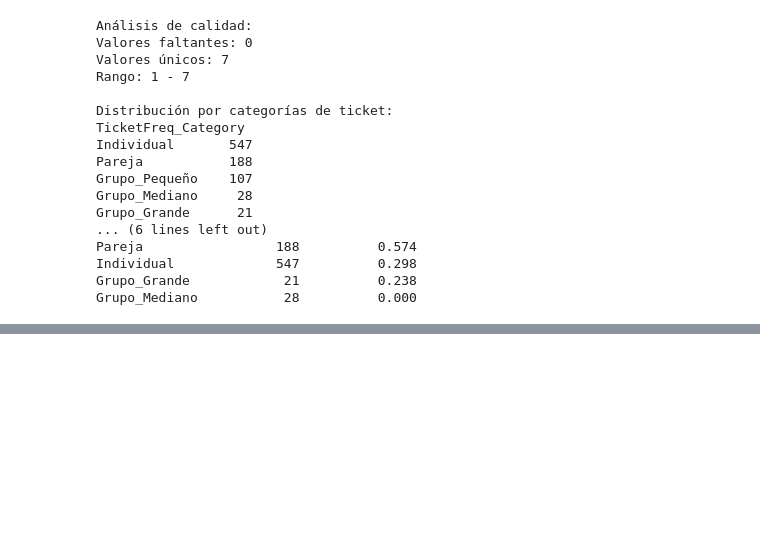
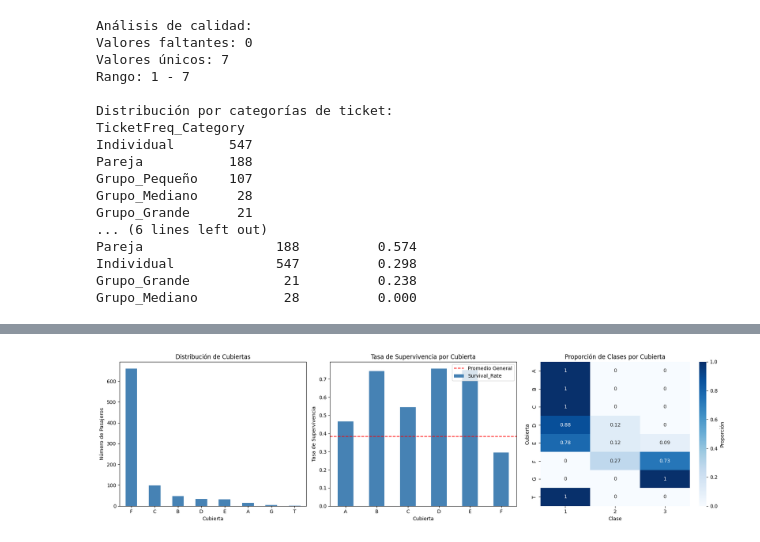
Before and after one commit to santiagosauma/ConcentracionAI, a Jupyter notebook: Entrega2/notebooks/02_feature_engineering.ipynb, the cells around one changed output, grey strips where cells are left out. Saved outputs shown, nothing was run; the diff lists cells and outputs as text; code cells hidden in the pictures; blank space fills up the shorter version.

```diff
--- a/Entrega2/notebooks/02_feature_engineering.ipynb
+++ b/Entrega2/notebooks/02_feature_engineering.ipynb
@@ -612,0 +616,84 @@ Grupo_Mediano           28          0.000
+# %%
+def extract_cabin_deck(cabin):
+    """
+    Extrae la primera letra de la cabina que indica la cubierta
+    """
+    if pd.isna(cabin) or cabin == 'NaN' or not isinstance(cabin, str):
+        return 'Unknown'
+
+    # Limpiar la cabina y extraer la primera letra
+    cabin_clean = str(cabin).strip()
+    if len(cabin_clean) == 0:
+        return 'Unknown'
+
+    # La primera letra es la cubierta
+    deck = cabin_clean[0].upper()
+
+    # Validar que sea una letra válida de cubierta
+    valid_decks = ['A', 'B', 'C', 'D', 'E', 'F', 'G', 'T']
+    if deck in valid_decks:
+        return deck
+    else:
+        return 'Unknown'
+
+# Aplicar la función
+df['CabinDeck'] = df['Cabin'].apply(extract_cabin_deck)
+
+print("=== ANÁLISIS DE FEATURE: CABIN DECK ===")
+print(f"Distribución de cubiertas:")
+deck_counts = df['CabinDeck'].value_counts()
+print(deck_counts)
+
+print(f"\nEjemplos de cabinas por cubierta:")
+for deck in ['A', 'B', 'C', 'D', 'E', 'F']:
+    if deck in df['CabinDeck'].values:
+        examples = df[df['CabinDeck'] == deck]['Cabin'].dropna().head(3).tolist()
+        if examples:
+            print(f"Cubierta {deck}: {examples}")
+
+if 'Survived' in df.columns:
+    survival_by_deck = df.groupby('CabinDeck')['Survived'].agg(['count', 'mean']).round(3)
+    survival_by_deck.columns = ['Count', 'Survival_Rate']
+    print(f"\nTasa de supervivencia por cubierta:")
+    print(survival_by_deck.sort_values('Survival_Rate', ascending=False))
+
+    # Relación con clase
+    deck_class_crosstab = pd.crosstab(df['CabinDeck'], df['Pclass'], margins=True)
+    print(f"\nDistribución de cubiertas por clase:")
+    print(deck_class_crosstab)
+
+    fig, (ax1, ax2, ax3) = plt.subplots(1, 3, figsize=(18, 5))
+
+    # Distribución de cubiertas
+    deck_counts.plot(kind='bar', ax=ax1, color='steelblue')
+    ax1.set_title('Distribución de Cubiertas')
+    ax1.set_xlabel('Cubierta')
+    ax1.set_ylabel('Número de Pasajeros')
+    ax1.tick_params(axis='x', rotation=0)
+
+    # Supervivencia por cubierta
+    survival_by_deck_filtered = survival_by_deck[survival_by_deck['Count'] >= 5]  # Solo cubiertas con suficientes datos
+    survival_by_deck_filtered['Survival_Rate'].plot(kind='bar', ax=ax2, color='steelblue')
+    ax2.set_title('Tasa de Supervivencia por Cubierta')
+    ax2.set_xlabel('Cubierta')
+    ax2.set_ylabel('Tasa de Supervivencia')
+    ax2.axhline(y=df['Survived'].mean(), color='red', linestyle='--', label='Promedio General')
+    ax2.legend()
+    ax2.tick_params(axis='x', rotation=0)
+
+    # Heatmap cubierta vs clase
+    deck_class_pct = pd.crosstab(df['CabinDeck'], df['Pclass'], normalize='index').round(2)
+    deck_class_pct = deck_class_pct[deck_class_pct.sum(axis=1) > 0.01]  # Solo cubiertas significativas
+    sns.heatmap(deck_class_pct, annot=True, cmap='Blues', ax=ax3,
+                cbar_kws={'label': 'Proporción'})
+    ax3.set_title('Proporción de Clases por Cubierta')
+    ax3.set_xlabel('Clase')
+    ax3.set_ylabel('Cubierta')
+
+    plt.tight_layout()
+    plt.show()
+
+print(f"\nAnálisis de calidad:")
+print(f"Cubiertas conocidas: {(df['CabinDeck'] != 'Unknown').sum()} ({(df['CabinDeck'] != 'Unknown').sum()/len(df)*100:.1f}%)")
+print(f"Cubiertas desconocidas: {(df['CabinDeck'] == 'Unknown').sum()} ({(df['CabinDeck'] == 'Unknown').sum()/len(df)*100:.1f}%)")
+# %% [output]
@@ -612,0 +717 @@ Grupo_Mediano           28          0.000
+[figure, added]
```
Also changed, not shown: parts of 10 cells of this notebook.
